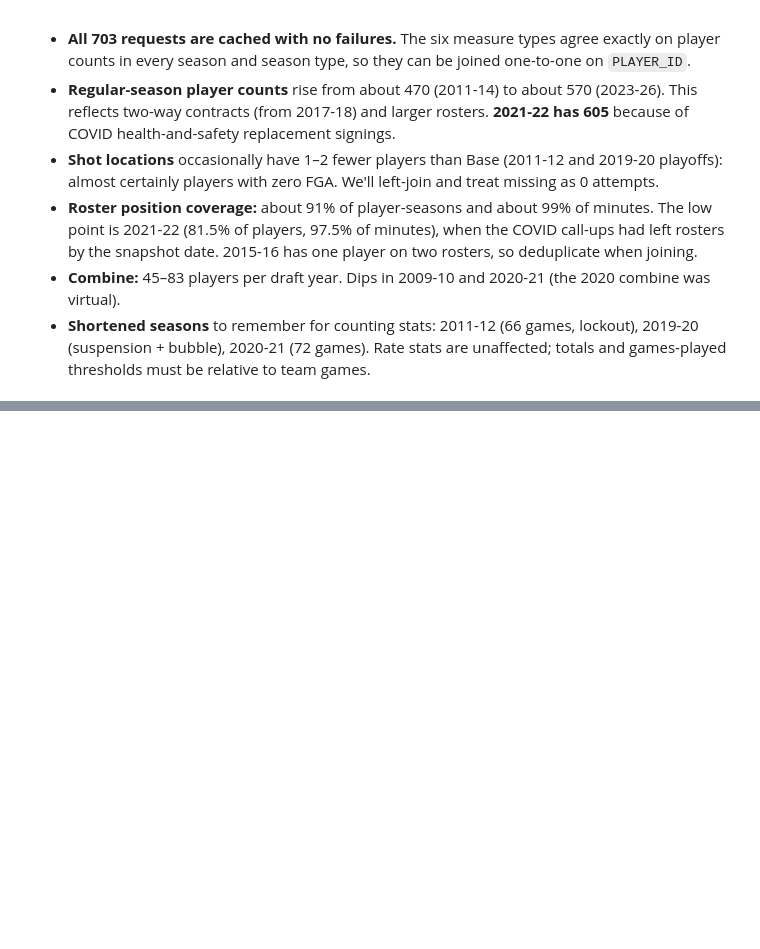
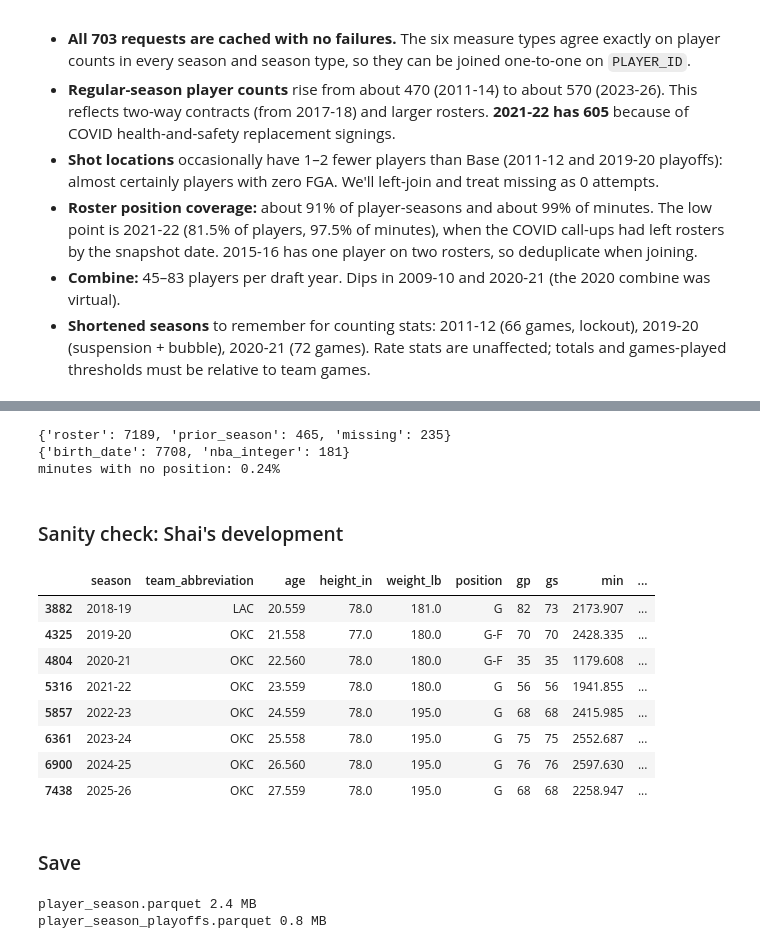
Before and after one commit to dan-j-e/unicorn-hunting, a Jupyter notebook: notebooks/02_player_seasons.ipynb, the cells around one changed output, grey strips where cells are left out. Saved outputs shown, nothing was run; the diff lists cells and outputs as text; code cells hidden in the pictures; blank space fills up the shorter version.

```diff
--- a/notebooks/02_player_seasons.ipynb
+++ b/notebooks/02_player_seasons.ipynb
@@ -144,0 +158,6 @@ coverage.style.format({"pct_players_with_pos": "{:.1%}", "pct_minutes_with_pos":
+# %%
+from unicorn.player_season import build_player_seasons
+
+ps = build_player_seasons("Regular Season")
+po = build_player_seasons("Playoffs")
+print("regular season:", ps.shape, "| playoffs:", po.shape)
@@ -144,0 +191,6 @@ coverage.style.format({"pct_players_with_pos": "{:.1%}", "pct_minutes_with_pos":
+# %%
+# Playoff-only seasons: players signed after the regular season ended
+# (e.g. Tracy McGrady → Spurs 2013, Dorell Wright → Heat 2016 after playing in China). Real, not a join error.
+po_only = po[~po.set_index(["player_id", "season"]).index.isin(ps.set_index(["player_id", "season"]).index)]
+print(len(po_only), "playoff-only player-seasons")
+po_only[["player_name", "season", "gp", "min"]]
@@ -144,0 +251,38 @@ coverage.style.format({"pct_players_with_pos": "{:.1%}", "pct_minutes_with_pos":
+# %%
+print(ps["position_source"].value_counts().to_dict())
+print(ps["age_source"].value_counts().to_dict())
+# The share of *minutes* without any position is what matters for modelling
+print("minutes with no position:", f"{ps.loc[ps['position_source'] == 'missing', 'min'].sum() / ps['min'].sum():.2%}")
+# %% [output]
+{'roster': 7189, 'prior_season': 465, 'missing': 235}
+{'birth_date': 7708, 'nba_integer': 181}
+minutes with no position: 0.24%
+# %% [markdown]
+### Sanity check: Shai's development
+# %%
+cols = ["season", "team_abbreviation", "age", "height_in", "weight_lb", "position", "gp", "gs", "min",
+        "pts_per36", "ast_pct", "usg_pct", "ts_pct", "rim_rate", "fg3a_rate", "pct_uast_fgm"]
+ps.loc[ps["player_name"] == "Shai Gilgeous-Alexander", cols].round(3)
+# %% [output]
+|  | season | team_abbreviation | age | height_in | weight_lb | position | gp | gs | min | ... |
+| 3882 | 2018-19 | LAC | 20.559 | 78.0 | 181.0 | G | 82 | 73 | 2173.907 | ... |
+| 4325 | 2019-20 | OKC | 21.558 | 77.0 | 180.0 | G-F | 70 | 70 | 2428.335 | ... |
+| 4804 | 2020-21 | OKC | 22.560 | 78.0 | 180.0 | G-F | 35 | 35 | 1179.608 | ... |
+| 5316 | 2021-22 | OKC | 23.559 | 78.0 | 180.0 | G | 56 | 56 | 1941.855 | ... |
+| 5857 | 2022-23 | OKC | 24.559 | 78.0 | 195.0 | G | 68 | 68 | 2415.985 | ... |
+| 6361 | 2023-24 | OKC | 25.558 | 78.0 | 195.0 | G | 75 | 75 | 2552.687 | ... |
+| 6900 | 2024-25 | OKC | 26.560 | 78.0 | 195.0 | G | 76 | 76 | 2597.630 | ... |
+| 7438 | 2025-26 | OKC | 27.559 | 78.0 | 195.0 | G | 68 | 68 | 2258.947 | ... |
+# %% [markdown]
+### Save
+# %%
+from unicorn.raw import PROJECT_ROOT
+
+out = PROJECT_ROOT / "data" / "processed"
+ps.to_parquet(out / "player_season.parquet", index=False)
+po.to_parquet(out / "player_season_playoffs.parquet", index=False)
+for f in sorted(out.glob("*.parquet")):
+    print(f.name, f"{f.stat().st_size / 1e6:.1f} MB")
+# %% [output]
+player_season.parquet 2.4 MB
+player_season_playoffs.parquet 0.8 MB
```
Also changed, not shown: parts of 9 cells of this notebook, 3 other files.
